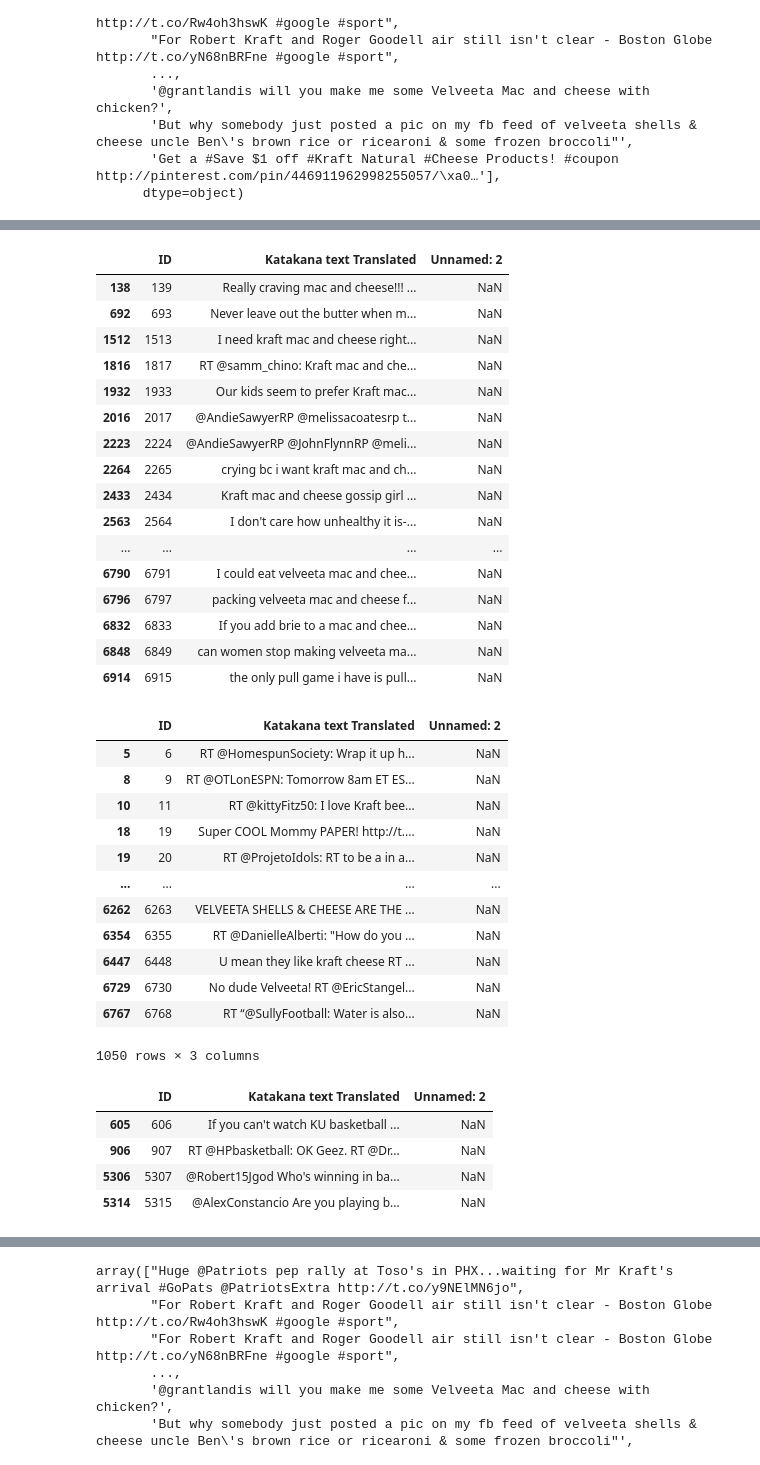
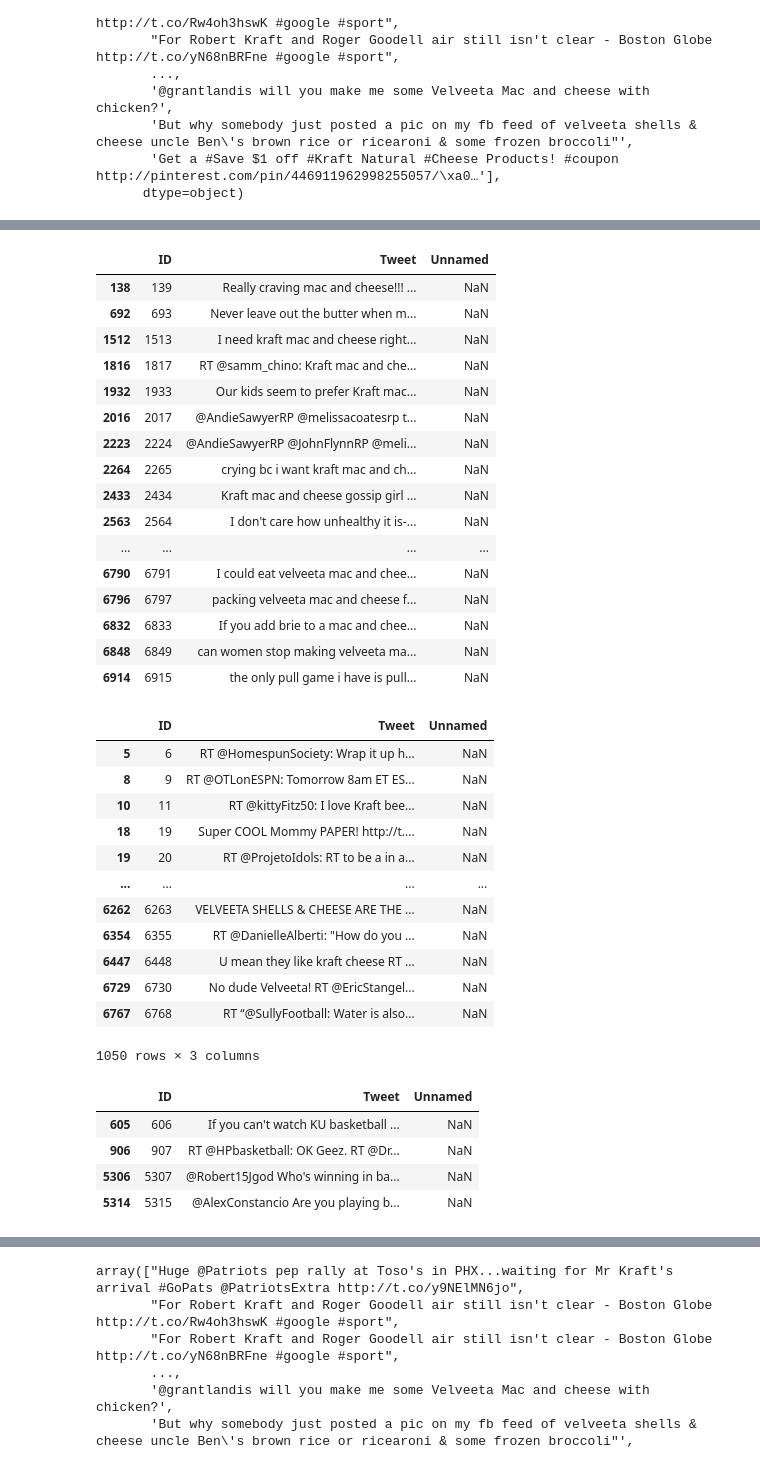
Before and after one commit to matthewjchin/krafttweetsanalysis, a Jupyter notebook: final_project.ipynb, the cells around one changed output, grey strips where cells are left out. Drawn from its saved outputs; the diff is of its cells as text; code cells hidden in the pictures.

```diff
--- a/final_project.ipynb
+++ b/final_project.ipynb
@@ -56,3 +61,7 @@ Data columns (total 3 columns):
  2   Unnamed: 2                1 non-null      object
 dtypes: int64(1), object(2)
 memory usage: 162.7+ KB
+# %%
+# Rename column in arr_text titled 'Katakana text Translated' to 'Tweet' and 'Unnamed: 2' to 'Unnamed'
+text_frame = text_frame.rename(columns={"ID":"ID", "Katakana text Translated": "Tweet", 'Unnamed: 2':"Unnamed"})
+text_frame
@@ -156,9 +179,9 @@ text_frame[text_frame['Katakana text Translated'].str.contains('Velveeta')]
 | 6934 | 6935 | Cheese in my pocket Velveeta ! | NaN |
 401 rows × 3 columns
 # %%
-text_frame[text_frame['Katakana text Translated'].str.contains('mac and cheese')]
+text_frame[text_frame['Tweet'].str.contains('mac and cheese')]
 # %% [output]
-|  | ID | Katakana text Translated | Unnamed: 2 |
+|  | ID | Tweet | Unnamed |
 | 138 | 139 | Really craving mac and cheese!!! ... | NaN |
 | 692 | 693 | Never leave out the butter when m... | NaN |
 | 1512 | 1513 | I need kraft mac and cheese right... | NaN |
@@ -177,9 +200,9 @@ text_frame[text_frame['Katakana text Translated'].str.contains('mac and cheese')
 | 6914 | 6915 | the only pull game i have is pull... | NaN |
 # %%
 # Check for retweets
-text_frame[text_frame['Katakana text Translated'].str.contains('RT')]
+text_frame[text_frame['Tweet'].str.contains('RT')]
 # %% [output]
-|  | ID | Katakana text Translated | Unnamed: 2 |
+|  | ID | Tweet | Unnamed |
 | 5 | 6 | RT @HomespunSociety: Wrap it up h... | NaN |
 | 8 | 9 | RT @OTLonESPN: Tomorrow 8am ET ES... | NaN |
 | 10 | 11 | RT @kittyFitz50: I love Kraft bee... | NaN |
@@ -193,9 +216,9 @@ text_frame[text_frame['Katakana text Translated'].str.contains('RT')]
 | 6767 | 6768 | RT “@SullyFootball: Water is also... | NaN |
 1050 rows × 3 columns
 # %%
-text_frame[text_frame['Katakana text Translated'].str.contains('basketball')]
+text_frame[text_frame['Tweet'].str.contains('basketball')]
 # %% [output]
-|  | ID | Katakana text Translated | Unnamed: 2 |
+|  | ID | Tweet | Unnamed |
 | 605 | 606 | If you can't watch KU basketball ... | NaN |
 | 906 | 907 | RT @HPbasketball: OK Geez. RT @Dr... | NaN |
 | 5306 | 5307 | @Robert15Jgod Who's winning in ba... | NaN |
```
Also changed, not shown: parts of 21 cells of this notebook, 1 other file.
